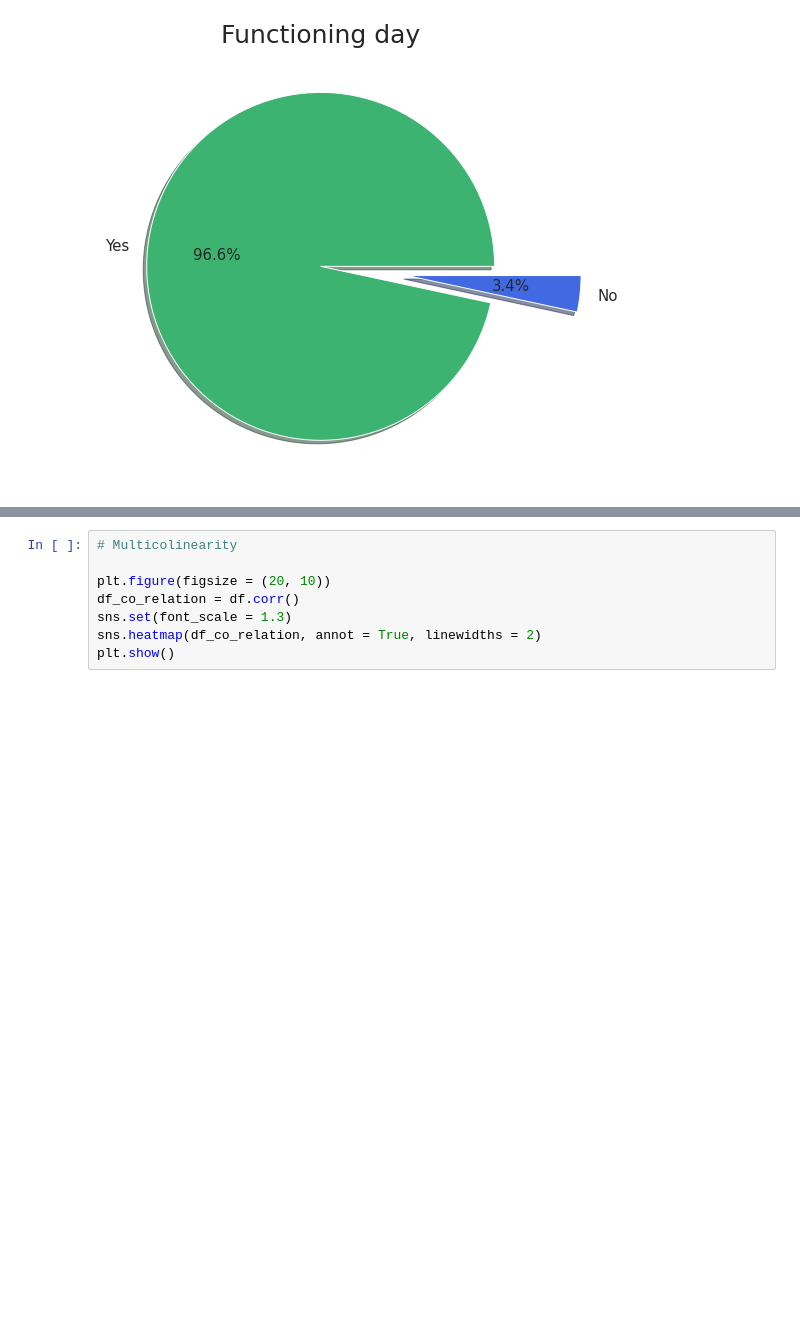
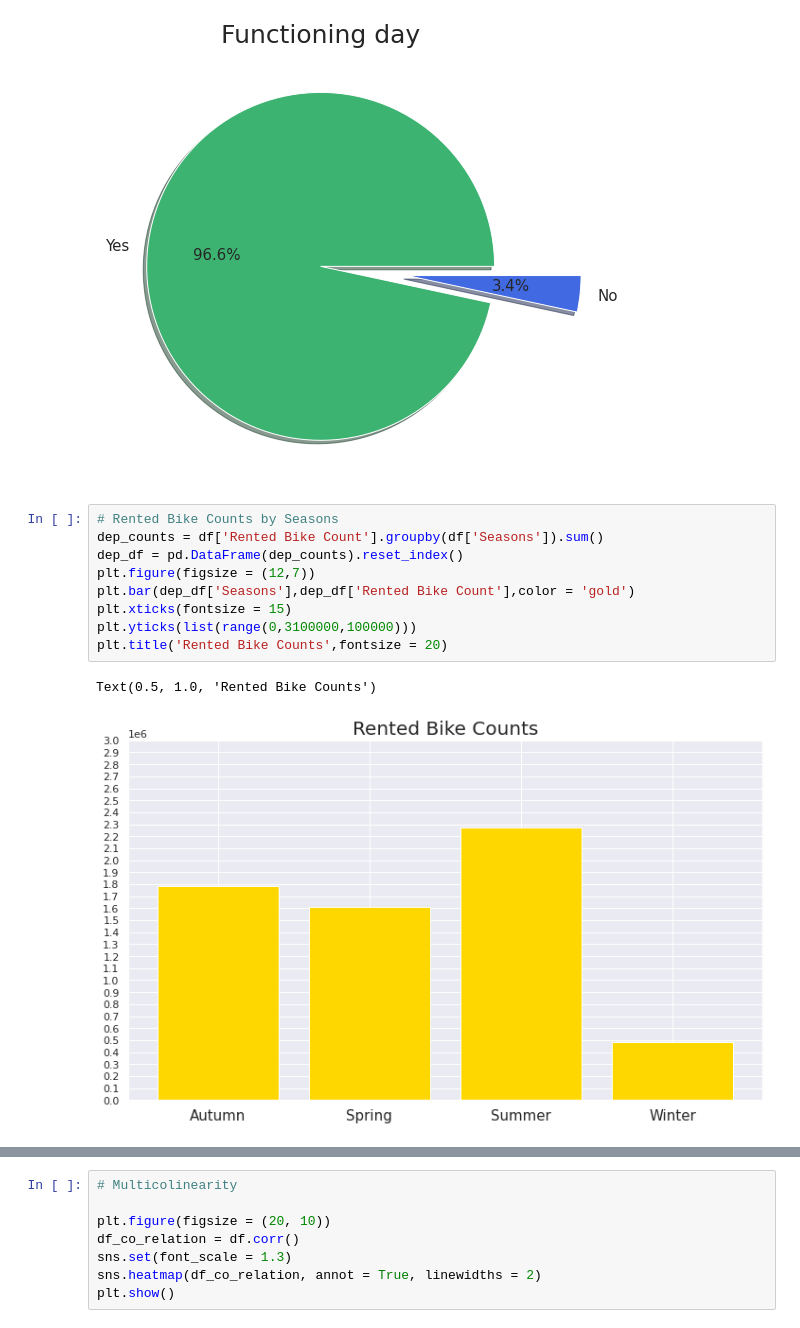
Before and after one commit to SethupathyM/Bike_Demand_Prediction, a Jupyter notebook: Bike_Demand_Prediction.ipynb, the cells around one changed output, grey strips where cells are left out. Saved outputs shown, nothing was run; the diff lists cells and outputs as text; blank space fills up the shorter version.

```diff
--- a/Bike_Demand_Prediction.ipynb
+++ b/Bike_Demand_Prediction.ipynb
@@ -275,3 +275,15 @@ plt.show()
 # %% [output]
 [figure]
 [figure]
+# %%
+# Rented Bike Counts by Seasons
+dep_counts = df['Rented Bike Count'].groupby(df['Seasons']).sum()
+dep_df = pd.DataFrame(dep_counts).reset_index()
+plt.figure(figsize = (12,7))
+plt.bar(dep_df['Seasons'],dep_df['Rented Bike Count'],color = 'gold')
+plt.xticks(fontsize = 15)
+plt.yticks(list(range(0,3100000,100000)))
+plt.title('Rented Bike Counts',fontsize = 20)
+# %% [output]
+Text(0.5, 1.0, 'Rented Bike Counts')
+[figure, added]
```
Also changed, not shown: parts of 32 cells of this notebook.
